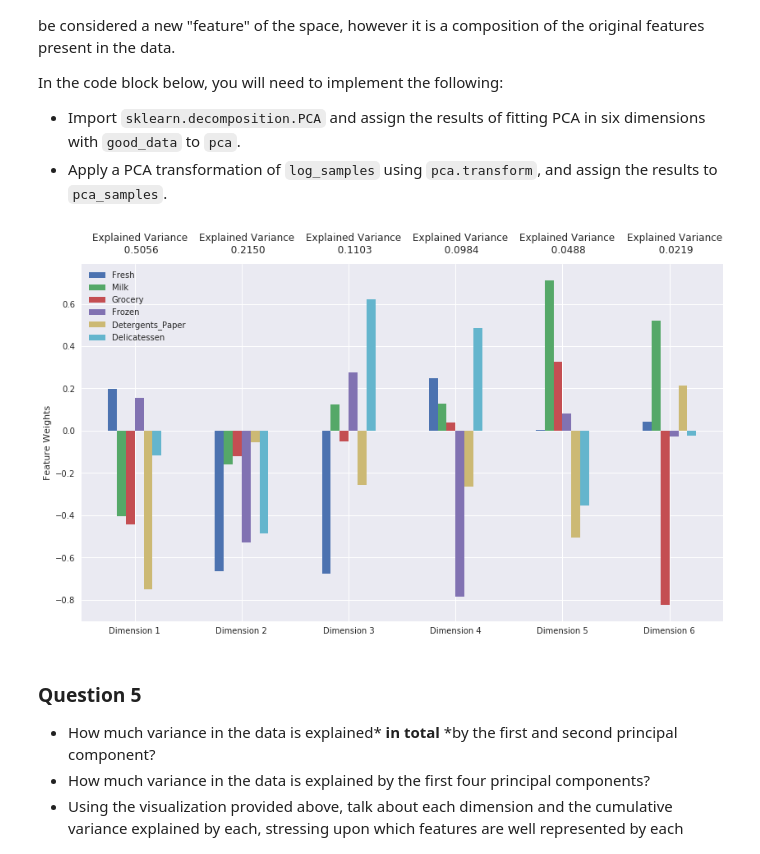
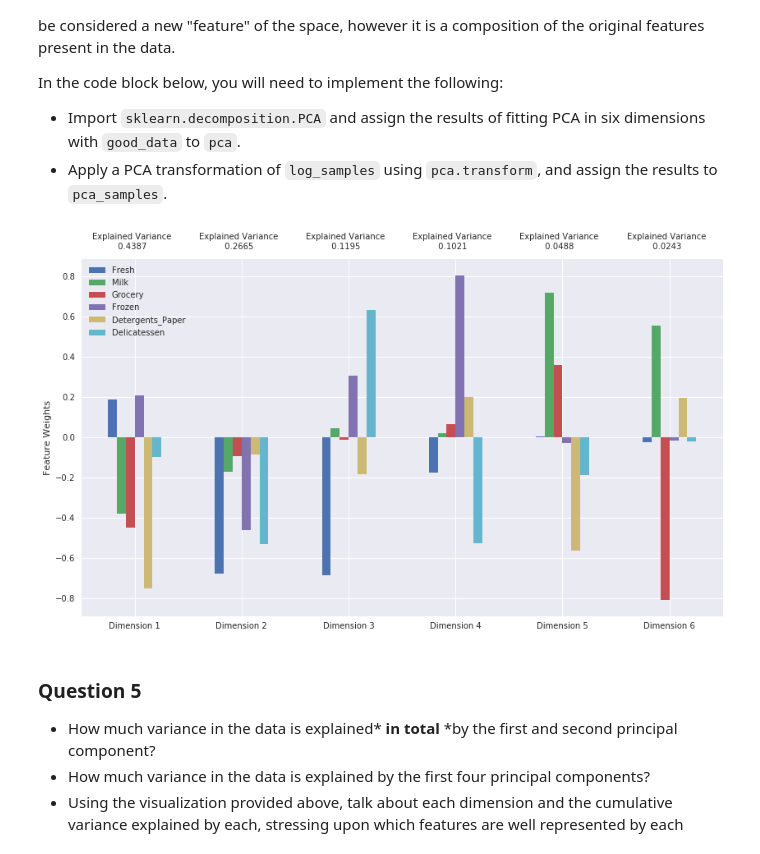
Before and after one commit to tutysara/machine-learning, a Jupyter notebook: projects/customer_segments/customer_segments.ipynb, the cells around one changed output. Cells and saved outputs as stored; diff of their text form; code cells hidden in the pictures.

```diff
--- a/projects/customer_segments/customer_segments.ipynb
+++ b/projects/customer_segments/customer_segments.ipynb
@@ -60,7 +60,7 @@ display(data.describe())
 To get a better understanding of the customers and how their data will transform through the analysis, it would be best to select a few sample data points and explore them in more detail. In the code block below, add **three** indices of your choice to the `indices` list which will represent the customers to track. It is suggested to try different sets of samples until you obtain customers that vary significantly from one another.
 # %%
 # TODO: Select three indices of your choice you wish to sample from the dataset
-indices = [0, 210, 439]
+indices = [0, 210, 438]
 
 # Create a DataFrame of the chosen samples
 samples = pd.DataFrame(data.loc[indices], columns = data.keys()).reset_index(drop = True)
@@ -297,14 +376,7 @@ for feature in log_data.keys():
     display(log_data[~((log_data[feature] >= Q1 - step) & (log_data[feature] <= Q3 + step))])
 
 # OPTIONAL: Select the indices for data points you wish to remove
-outliers_fresh = [125, 181, 284]
-outliers_milk = [86]
-outliers_grocery = [85, 333]
-outliers_frozen = [93, 325]
-outliers_detergent = [47, 61, 65, 333]
-outliers_deli = [183]
-outliers  = outliers_fresh + outliers_milk + outliers_grocery + outliers_detergent + outliers_deli
-outliers = np.unique(outliers)
+outliers = [289, 357, 65, 171, 47, 181, 154, 251]
 # Remove the outliers, if any were specified
 good_data = log_data.drop(log_data.index[outliers]).reset_index(drop = True)
 # %% [output]
@@ -514,17 +476,16 @@ In the code block below, you will need to implement the following:
 # %%
 # TODO: Apply PCA by fitting the good data with the same number of dimensions as features
 from sklearn.decomposition import PCA
-good_data = pd.DataFrame(good_data_auto)
 pca = PCA()
 pca.fit(good_data)
 
 # TODO: Transform log_samples using the PCA fit above
 pca_samples = pca.transform(log_samples)
 
 # Generate PCA results plot
 pca_results = vs.pca_results(good_data, pca)
 # %% [output]
-[figure, old version]
+[figure, new version]
 # %% [markdown]
 ### Question 5
 
```
Also changed, not shown: parts of 31 cells of this notebook.
